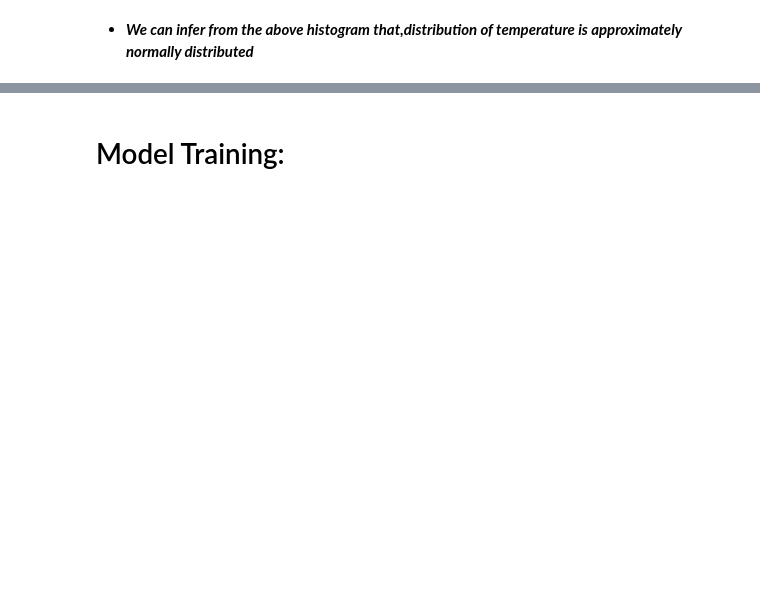
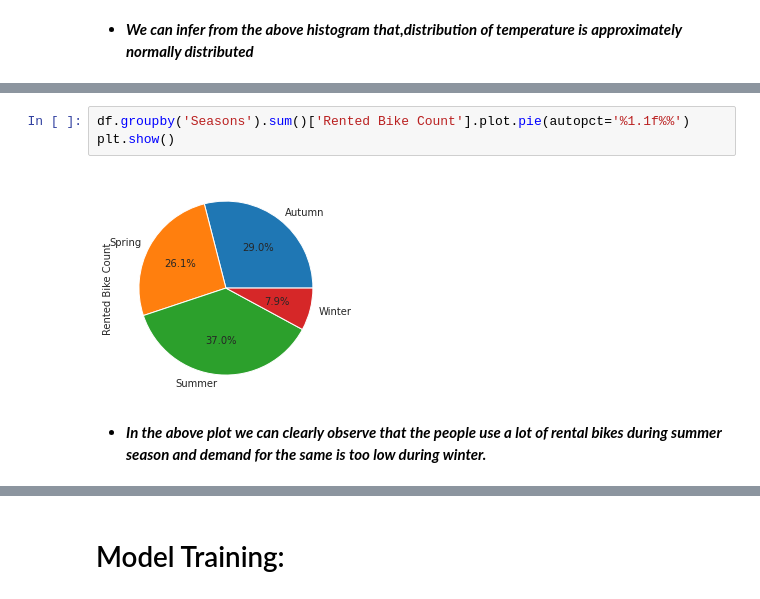
Before and after one commit to Manjari-001/Bike-Demand-Prediction, a Jupyter notebook: ML_Regression_Capstone__Project.ipynb, the cells around one changed output, grey strips where cells are left out. Saved outputs shown, nothing was run; the diff lists cells and outputs as text; blank space fills up the shorter version.

```diff
--- a/ML_Regression_Capstone__Project.ipynb
+++ b/ML_Regression_Capstone__Project.ipynb
@@ -252 +349,8 @@ sns.countplot(x="Seasons",data=df)
+# %%
+df.groupby('Seasons').sum()['Rented Bike Count'].plot.pie(autopct='%1.1f%%')
+plt.show()
+# %% [output]
+[figure, added]
+# %% [markdown]
+- ***In the above plot we can clearly observe that the people use a lot of rental bikes during summer season and demand for the same is too low during winter.***
 # %%
```
Also changed, not shown: parts of 66 cells of this notebook.
